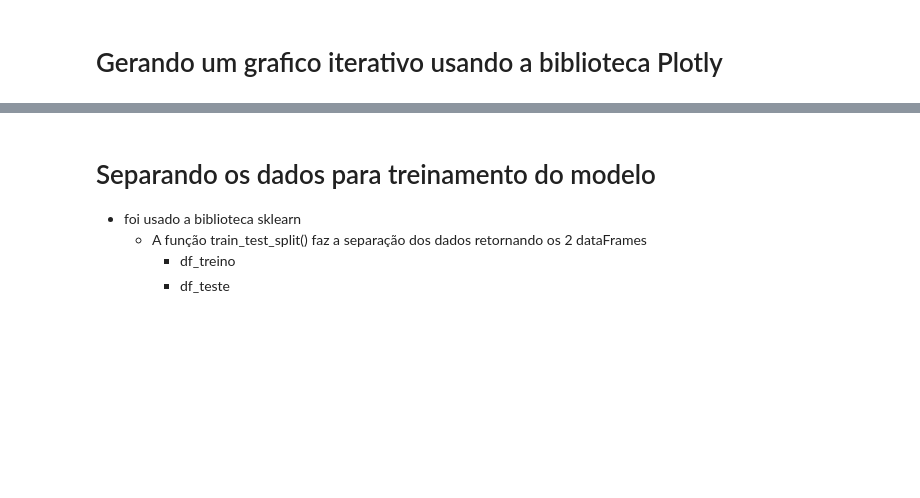
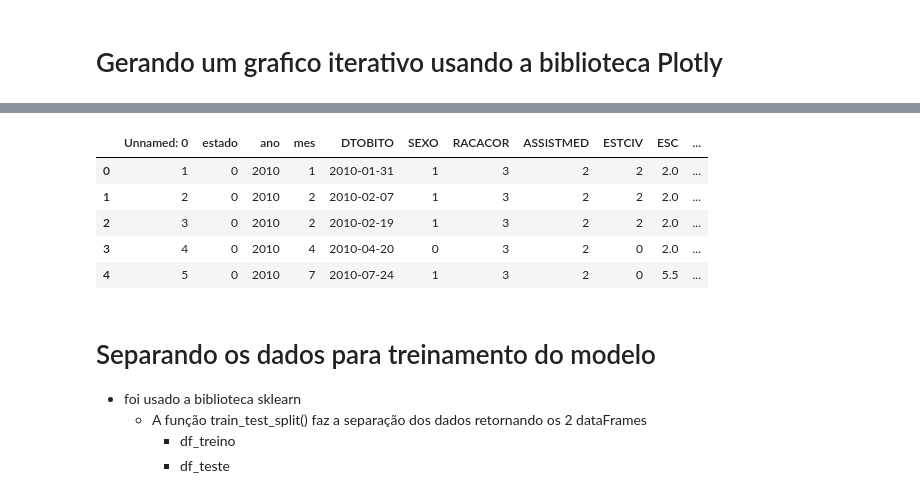
Before and after one commit to ThiagoDFMaia/Aulas-Python, a Jupyter notebook: aulas_pos/exercicios/projeto_python/projeto.ipynb, the cells around one changed output, grey strips where cells are left out. Drawn from its saved outputs; the diff is of its cells as text; code cells hidden in the pictures; blank space fills up the shorter version.

```diff
--- a/aulas_pos/exercicios/projeto_python/projeto.ipynb
+++ b/aulas_pos/exercicios/projeto_python/projeto.ipynb
@@ -875,3 +890,12 @@ fig.show()
+# %%
+df.head()
+# %% [output]
+|  | Unnamed: 0 | estado | ano | mes | DTOBITO | SEXO | RACACOR | ASSISTMED | ESTCIV | ESC | ... |
+| 0 | 1 | 0 | 2010 | 1 | 2010-01-31 | 1 | 3 | 2 | 2 | 2.0 | ... |
+| 1 | 2 | 0 | 2010 | 2 | 2010-02-07 | 1 | 3 | 2 | 2 | 2.0 | ... |
+| 2 | 3 | 0 | 2010 | 2 | 2010-02-19 | 1 | 3 | 2 | 2 | 2.0 | ... |
+| 3 | 4 | 0 | 2010 | 4 | 2010-04-20 | 0 | 3 | 2 | 0 | 2.0 | ... |
+| 4 | 5 | 0 | 2010 | 7 | 2010-07-24 | 1 | 3 | 2 | 0 | 5.5 | ... |
 # %% [markdown]
 # Separando os dados para treinamento do modelo
 * foi usado a biblioteca sklearn
```
Also changed, not shown: parts of 20 cells of this notebook, 4 other files.
